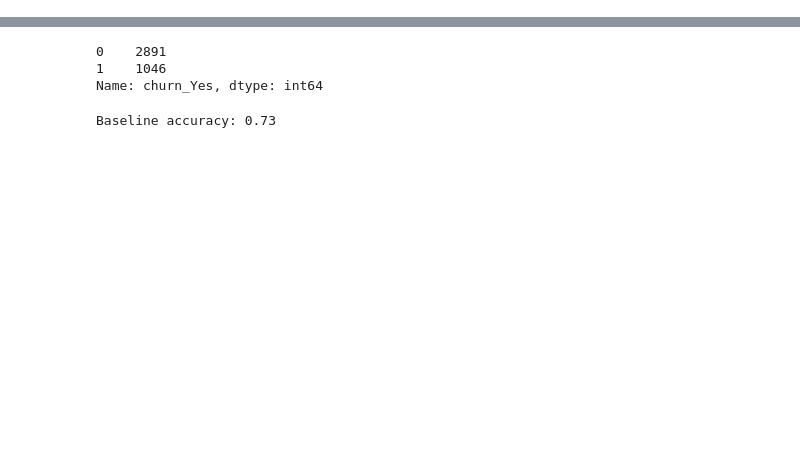
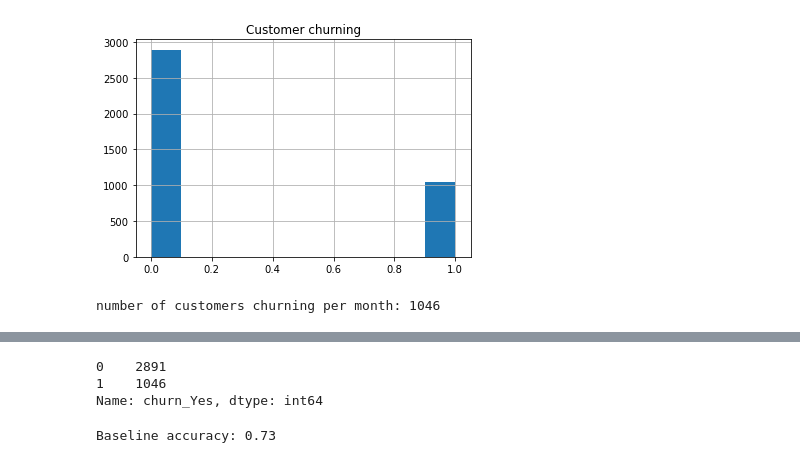
Before and after one commit to EribertoContreras/predicting_telco_churn, a Jupyter notebook: Predicting_Telco_Churn.ipynb, the cells around one changed output, grey strips where cells are left out. Cells and saved outputs as stored; diff of their text form; code cells hidden in the pictures; blank space fills up the shorter version.

```diff
--- a/Predicting_Telco_Churn.ipynb
+++ b/Predicting_Telco_Churn.ipynb
@@ -73,0 +191,8 @@ y_test = test.churn_Yes
+# %%
+plt.title("Customer churning")
+train.churn_Yes.hist()
+plt.show()
+print("number of customers churning per month: 1046 ")
+# %% [output]
+[figure, added]
+number of customers churning per month: 1046
```
Also changed, not shown: parts of 57 cells of this notebook, 1 other file.
